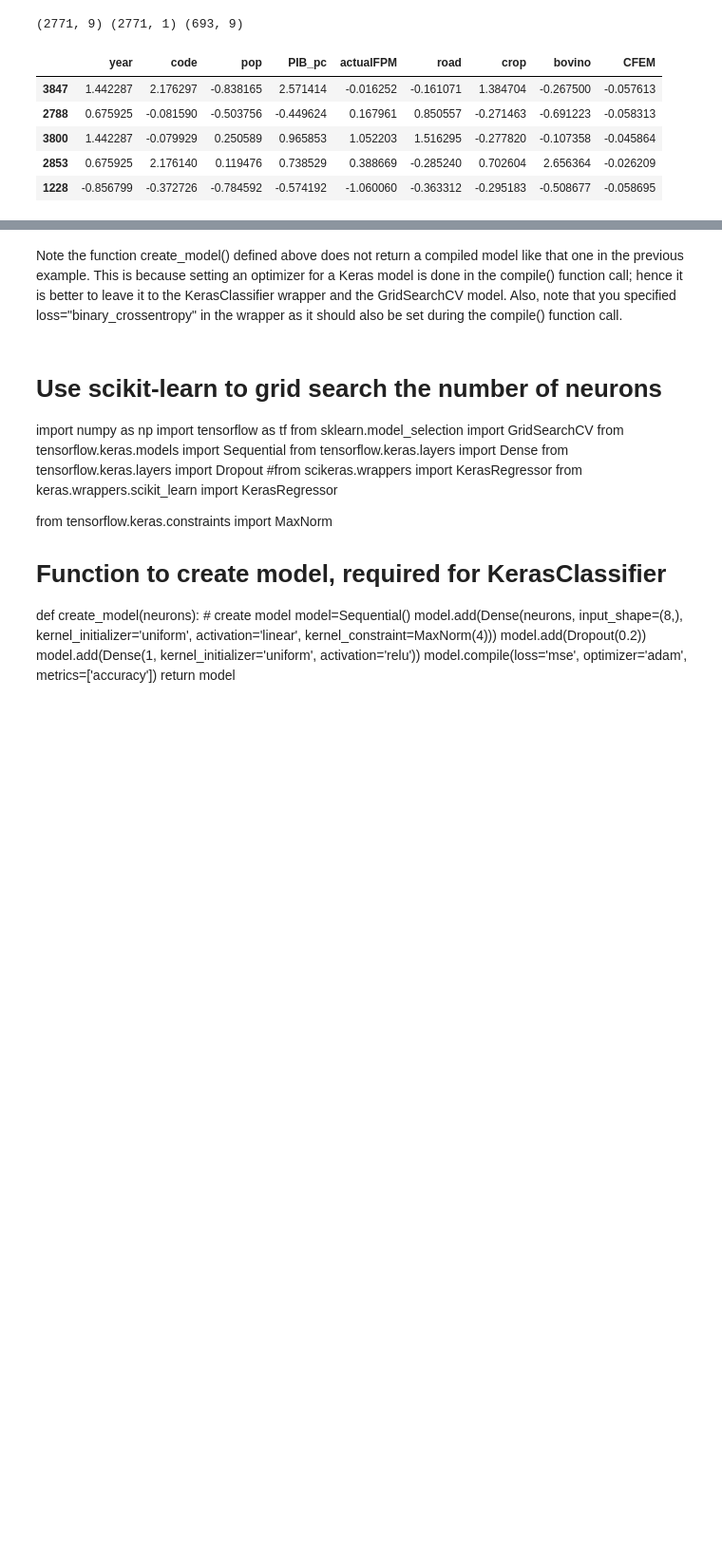
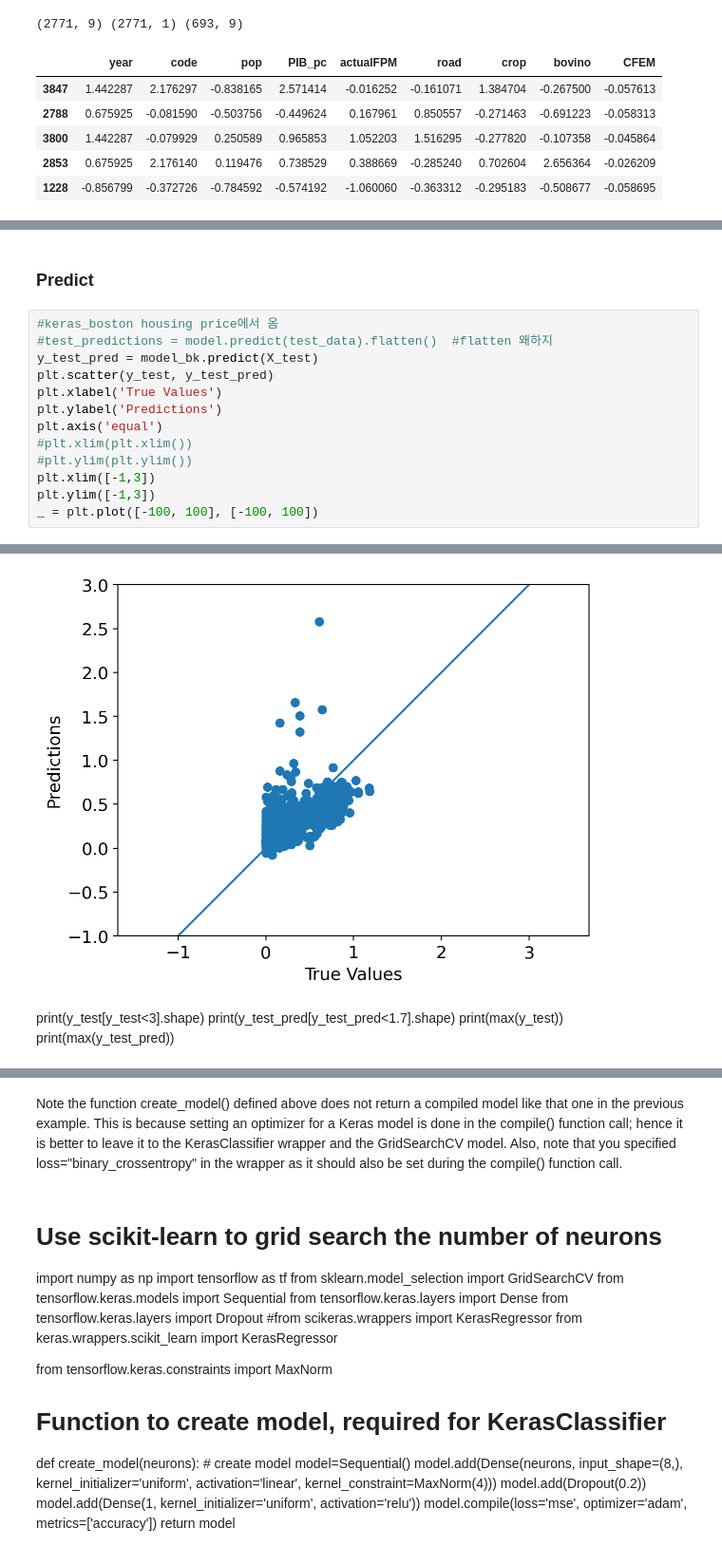
Before and after one commit to hayoun24/ML2022, a Jupyter notebook: ML project_Deforestation.ipynb, the cells around one changed output, grey strips where cells are left out. Shown: that part at 95% size. Saved outputs shown, nothing was run; the diff lists cells and outputs as text; blank space fills up the shorter version.

```diff
--- a/ML project_Deforestation.ipynb
+++ b/ML project_Deforestation.ipynb
@@ -202,0 +194,16 @@ model.compile(loss='mse',optimizer=tf.keras.optimizers.Adam(learning_rate=learni
+# %% [markdown]
+### Predict
+# %%
+#keras_boston housing price에서 옴
+#test_predictions = model.predict(test_data).flatten()  #flatten 왜하지
+y_test_pred = model_bk.predict(X_test)
+plt.scatter(y_test, y_test_pred)
+plt.xlabel('True Values')
+plt.ylabel('Predictions')
+plt.axis('equal')
+#plt.xlim(plt.xlim())
+#plt.ylim(plt.ylim())
+plt.xlim([-1,3])
+plt.ylim([-1,3])
+_ = plt.plot([-100, 100], [-100, 100])
+# %% [output]
@@ -202,0 +211,6 @@ model.compile(loss='mse',optimizer=tf.keras.optimizers.Adam(learning_rate=learni
+[figure, added]
+# %% [markdown]
+print(y_test[y_test<3].shape)
+print(y_test_pred[y_test_pred<1.7].shape)
+print(max(y_test))
+print(max(y_test_pred))
```
Also changed, not shown: parts of 130 cells of this notebook.
